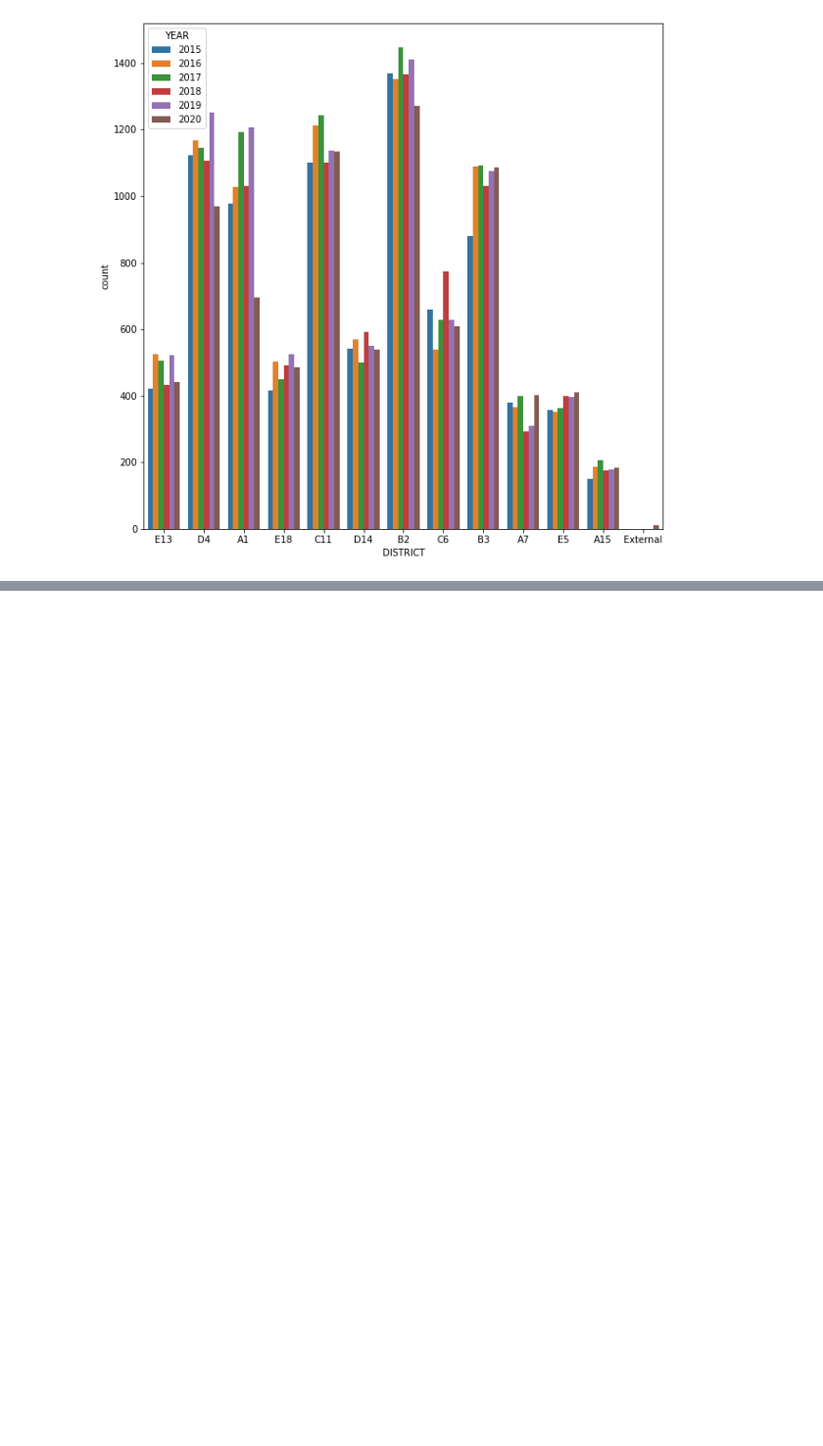
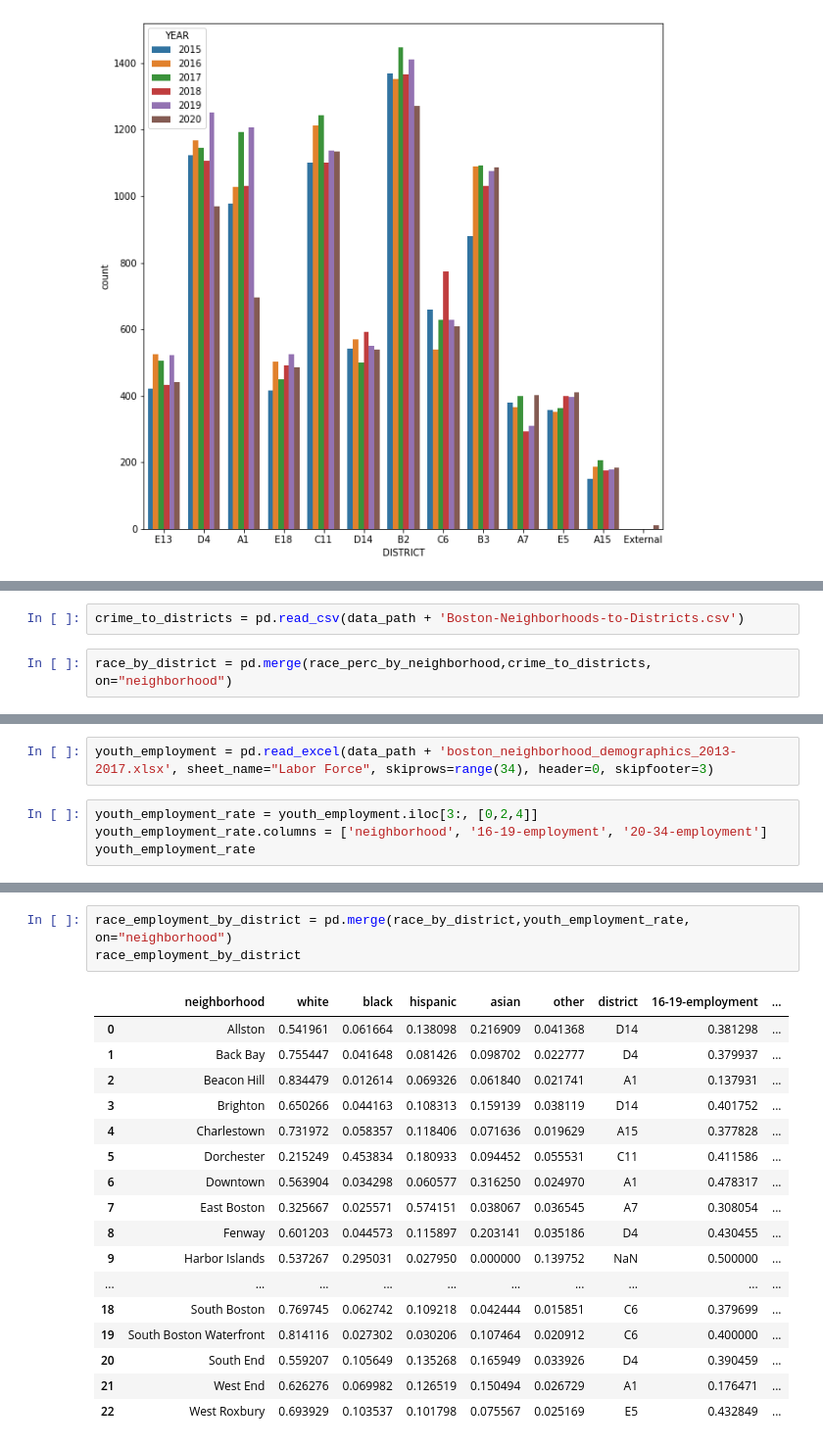
Before and after one commit to YolandaMDavis/cs109a-fall2020, a Jupyter notebook: EconomicDataExporation.ipynb, the cells around one changed output, grey strips where cells are left out. Shown: that part at 98% size. Drawn from its saved outputs; the diff is of its cells as text; blank space fills up the shorter version.

Commit message:
Add race and employment info

```diff
--- a/EconomicDataExporation.ipynb
+++ b/EconomicDataExporation.ipynb
@@ -183,0 +195,4 @@ sns.pointplot(x='DISTRICT', y="median_income", data=boston_crime_income)
+# %%
+crime_to_districts = pd.read_csv(data_path + 'Boston-Neighborhoods-to-Districts.csv')
+# %%
+race_by_district = pd.merge(race_perc_by_neighborhood,crime_to_districts, on="neighborhood")
@@ -183,0 +219,6 @@ sns.pointplot(x='DISTRICT', y="median_income", data=boston_crime_income)
+# %%
+youth_employment = pd.read_excel(data_path + 'boston_neighborhood_demographics_2013-2017.xlsx', sheet_name="Labor Force", skiprows=range(34), header=0, skipfooter=3)
+# %%
+youth_employment_rate = youth_employment.iloc[3:, [0,2,4]]
+youth_employment_rate.columns = ['neighborhood', '16-19-employment', '20-34-employment']
+youth_employment_rate
@@ -183,0 +243,21 @@ sns.pointplot(x='DISTRICT', y="median_income", data=boston_crime_income)
+# %%
+race_employment_by_district = pd.merge(race_by_district,youth_employment_rate, on="neighborhood")
+race_employment_by_district
+# %% [output]
+|  | neighborhood | white | black | hispanic | asian | other | district | 16-19-employment | ... |
+| 0 | Allston | 0.541961 | 0.061664 | 0.138098 | 0.216909 | 0.041368 | D14 | 0.381298 | ... |
+| 1 | Back Bay | 0.755447 | 0.041648 | 0.081426 | 0.098702 | 0.022777 | D4 | 0.379937 | ... |
+| 2 | Beacon Hill | 0.834479 | 0.012614 | 0.069326 | 0.061840 | 0.021741 | A1 | 0.137931 | ... |
+| 3 | Brighton | 0.650266 | 0.044163 | 0.108313 | 0.159139 | 0.038119 | D14 | 0.401752 | ... |
+| 4 | Charlestown | 0.731972 | 0.058357 | 0.118406 | 0.071636 | 0.019629 | A15 | 0.377828 | ... |
+| 5 | Dorchester | 0.215249 | 0.453834 | 0.180933 | 0.094452 | 0.055531 | C11 | 0.411586 | ... |
+| 6 | Downtown | 0.563904 | 0.034298 | 0.060577 | 0.316250 | 0.024970 | A1 | 0.478317 | ... |
+| 7 | East Boston | 0.325667 | 0.025571 | 0.574151 | 0.038067 | 0.036545 | A7 | 0.308054 | ... |
+| 8 | Fenway | 0.601203 | 0.044573 | 0.115897 | 0.203141 | 0.035186 | D4 | 0.430455 | ... |
+| 9 | Harbor Islands | 0.537267 | 0.295031 | 0.027950 | 0.000000 | 0.139752 | NaN | 0.500000 | ... |
+| ... | ... | ... | ... | ... | ... | ... | ... | ... | ... |
+| 18 | South Boston | 0.769745 | 0.062742 | 0.109218 | 0.042444 | 0.015851 | C6 | 0.379699 | ... |
+| 19 | South Boston Waterfront | 0.814116 | 0.027302 | 0.030206 | 0.107464 | 0.020912 | C6 | 0.400000 | ... |
+| 20 | South End | 0.559207 | 0.105649 | 0.135268 | 0.165949 | 0.033926 | D4 | 0.390459 | ... |
+| 21 | West End | 0.626276 | 0.069982 | 0.126519 | 0.150494 | 0.026729 | A1 | 0.176471 | ... |
+| 22 | West Roxbury | 0.693929 | 0.103537 | 0.101798 | 0.075567 | 0.025169 | E5 | 0.432849 | ... |
```
Also changed, not shown: parts of 20 cells of this notebook.
